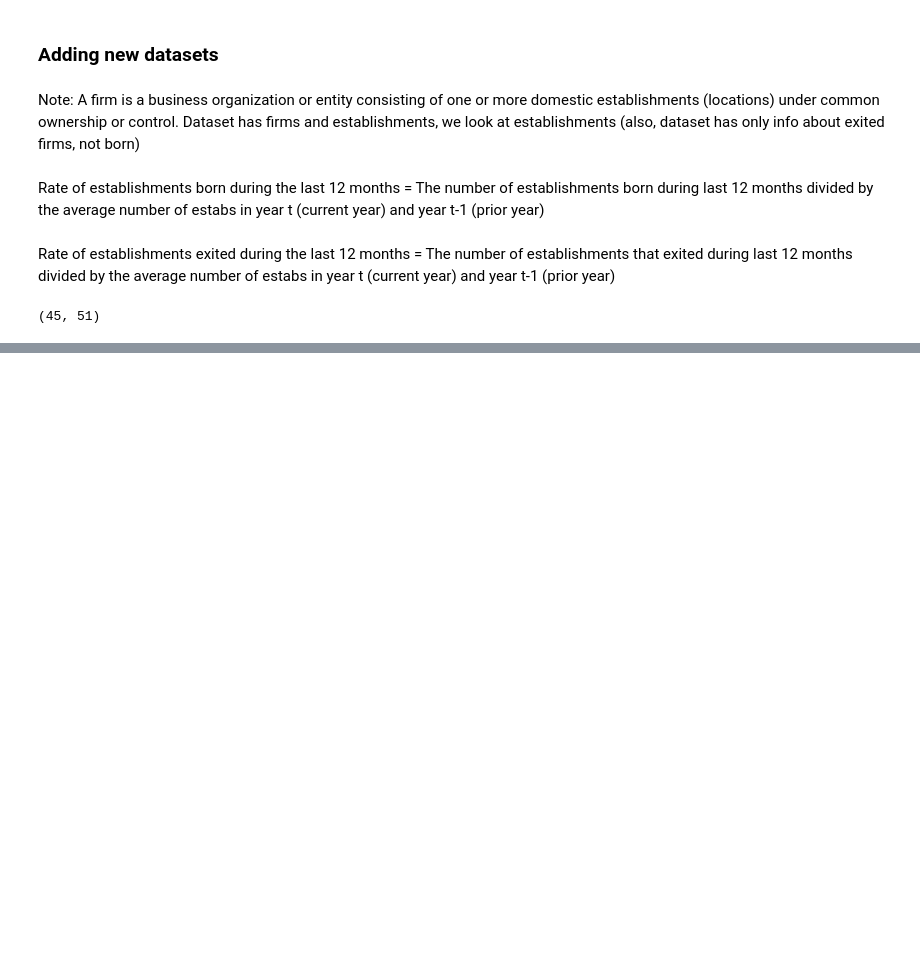
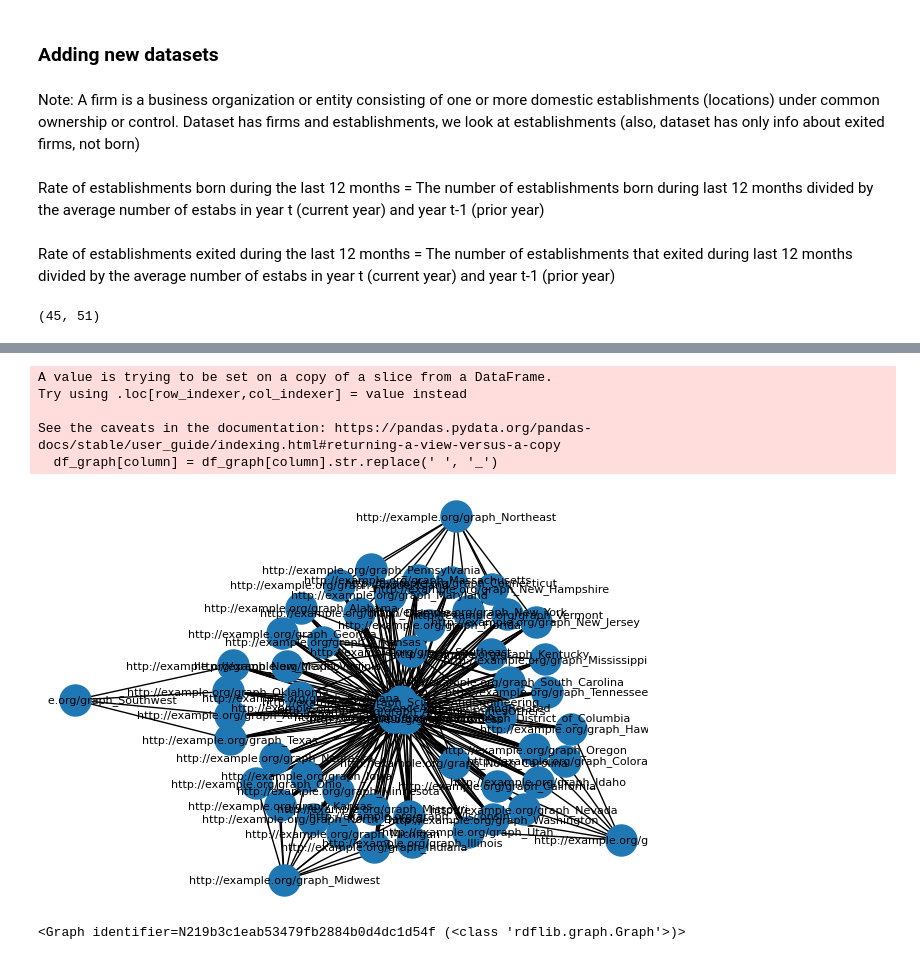
Before and after one commit to Fantomas4/2AMD20-Knowledge-Engineering-Group-6, a Jupyter notebook: Processing + New Datasets.ipynb, the cells around one changed output, grey strips where cells are left out. Cells and saved outputs as stored; diff of their text form; code cells hidden in the pictures; blank space fills up the shorter version.

```diff
--- a/Processing + New Datasets.ipynb
+++ b/Processing + New Datasets.ipynb
@@ -347,0 +555,3 @@ final_extra.to_csv('datasets/extra_datasets_preprocessed.csv', index=False)
+# %%
+final_dataset = pd.merge(final_dataset, final_extra, on='State', how='left')
+final_dataset
@@ -347,0 +572,2 @@ final_extra.to_csv('datasets/extra_datasets_preprocessed.csv', index=False)
+# %%
+final_dataset['Average #employees'] = final_dataset['Total #employees'] / final_dataset['#Establishments']
@@ -347,0 +590,4 @@ final_extra.to_csv('datasets/extra_datasets_preprocessed.csv', index=False)
+# %%
+df_graph = final_dataset[['State', 'Business size', 'Region', '#Establishments', 'Average #employees',
+                         'Science and Engineering', 'Science and Engineering Related Fields',
+                          'Business', 'Education', 'Arts, Humanities and Others']]
@@ -347,0 +608,10 @@ final_extra.to_csv('datasets/extra_datasets_preprocessed.csv', index=False)
+# %%
+for column in ['State', 'Business size', 'Region']:
+    # Remove commas from values
+    df_graph[column] = df_graph[column].str.replace(' ', '_')
+# %% [output]
+A value is trying to be set on a copy of a slice from a DataFrame.
+Try using .loc[row_indexer,col_indexer] = value instead
+
+See the caveats in the documentation: https://pandas.pydata.org/pandas-docs/stable/user_guide/indexing.html#returning-a-view-versus-a-copy
+  df_graph[column] = df_graph[column].str.replace(' ', '_')
@@ -347,0 +653,22 @@ final_extra.to_csv('datasets/extra_datasets_preprocessed.csv', index=False)
+# %%
+import networkx as nx
+import matplotlib.pyplot as plt
+
+# Create a NetworkX graph from the RDF graph
+nx_graph = nx.Graph()
+
+for s, p, o in graph:
+    nx_graph.add_node(s)
+    nx_graph.add_node(o)
+    nx_graph.add_edge(s, o)
+
+# Visualize the graph
+pos = nx.spring_layout(nx_graph)  # Layout the nodes using the spring layout algorithm
+nx.draw(nx_graph, pos, with_labels=True, node_size=500, font_size=8)
+plt.show()
+# %% [output]
+[figure, added]
+# %%
+graph.serialize(destination='output.xml', format='xml')
+# %% [output]
+<Graph identifier=N219b3c1eab53479fb2884b0d4dc1d54f (<class 'rdflib.graph.Graph'>)>
```
Also changed, not shown: parts of 18 cells of this notebook.
